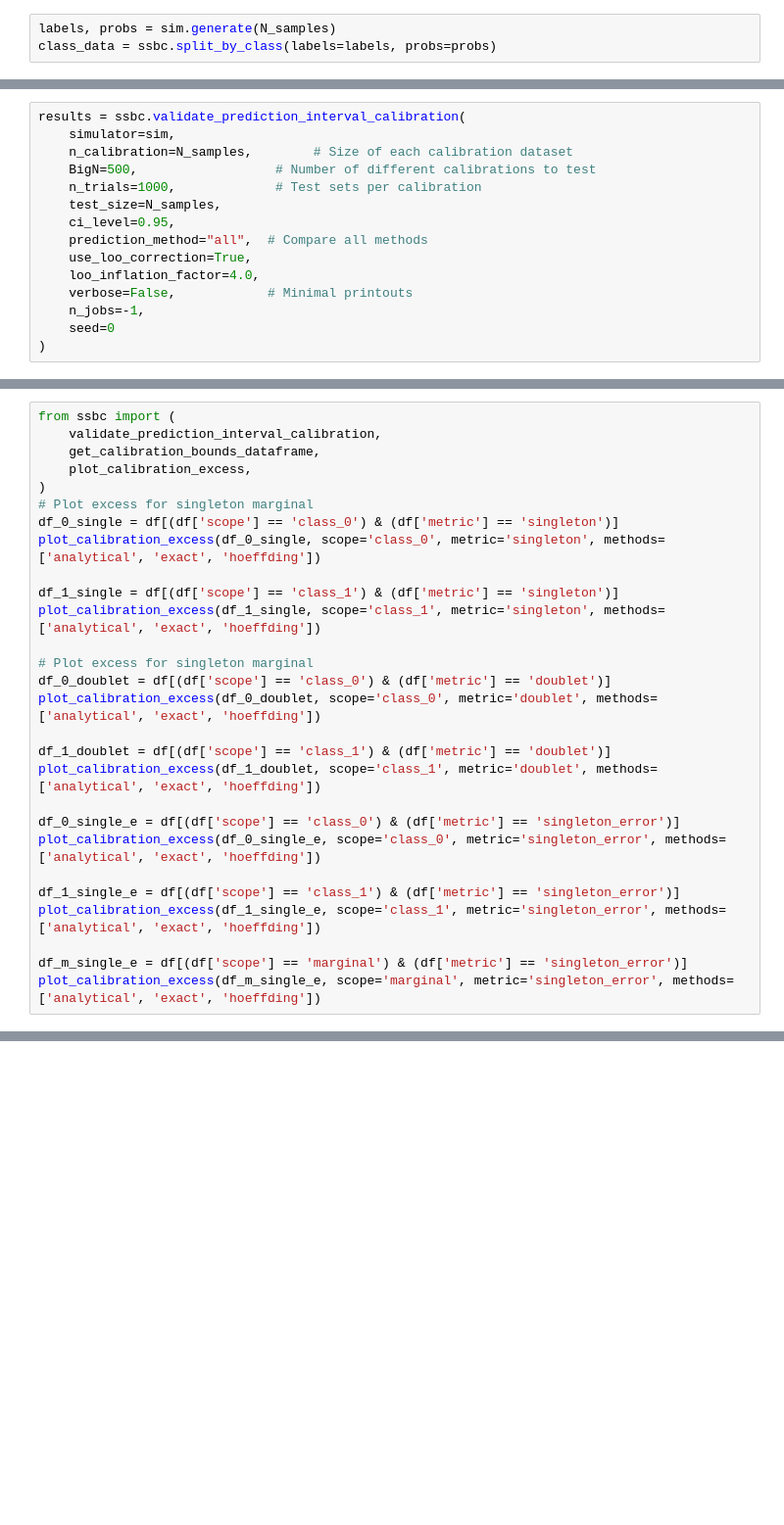
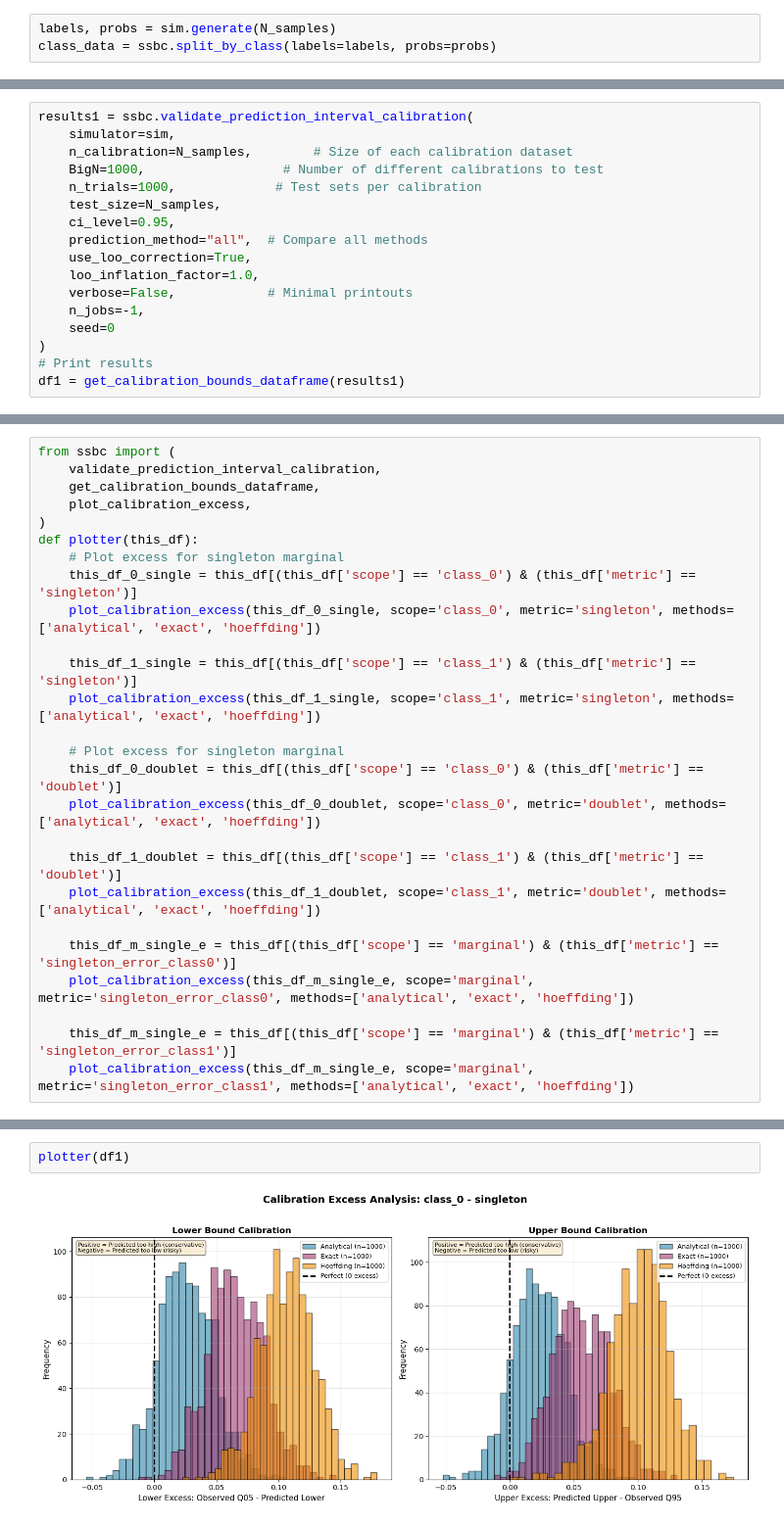
Before and after one commit to phzwart/ssbc, a Jupyter notebook: examples/operational_guarantees_2.ipynb, the cells around one changed output, grey strips where cells are left out. Shown at 98% size. Saved outputs shown, nothing was run; the diff lists cells and outputs as text; blank space fills up the shorter version.

```diff
--- a/examples/operational_guarantees_2.ipynb
+++ b/examples/operational_guarantees_2.ipynb
@@ -128,16 +100,18 @@ Thresholds: q̂₀=0.5186, q̂₁=0.6031
 # %%
-results = ssbc.validate_prediction_interval_calibration(
+results1 = ssbc.validate_prediction_interval_calibration(
     simulator=sim,
     n_calibration=N_samples,        # Size of each calibration dataset
-    BigN=500,                  # Number of different calibrations to test
+    BigN=1000,                  # Number of different calibrations to test
     n_trials=1000,             # Test sets per calibration
     test_size=N_samples,
     ci_level=0.95,
     prediction_method="all",  # Compare all methods
     use_loo_correction=True,
-    loo_inflation_factor=4.0,
+    loo_inflation_factor=1.0,
     verbose=False,            # Minimal printouts
     n_jobs=-1,
     seed=0
 )
+# Print results
+df1 = get_calibration_bounds_dataframe(results1)
 # %%
@@ -202,25 +175,23 @@ from ssbc import (
     get_calibration_bounds_dataframe,
     plot_calibration_excess,
 )
-# Plot excess for singleton marginal
-df_0_single = df[(df['scope'] == 'class_0') & (df['metric'] == 'singleton')]
-plot_calibration_excess(df_0_single, scope='class_0', metric='singleton', methods=['analytical', 'exact', 'hoeffding'])
+def plotter(this_df):
+    # Plot excess for singleton marginal
+    this_df_0_single = this_df[(this_df['scope'] == 'class_0') & (this_df['metric'] == 'singleton')]
+    plot_calibration_excess(this_df_0_single, scope='class_0', metric='singleton', methods=['analytical', 'exact', 'hoeffding'])
 
-df_1_single = df[(df['scope'] == 'class_1') & (df['metric'] == 'singleton')]
-plot_calibration_excess(df_1_single, scope='class_1', metric='singleton', methods=['analytical', 'exact', 'hoeffding'])
+    this_df_1_single = this_df[(this_df['scope'] == 'class_1') & (this_df['metric'] == 'singleton')]
+    plot_calibration_excess(this_df_1_single, scope='class_1', metric='singleton', methods=['analytical', 'exact', 'hoeffding'])
 
-# Plot excess for singleton marginal
-df_0_doublet = df[(df['scope'] == 'class_0') & (df['metric'] == 'doublet')]
-plot_calibration_excess(df_0_doublet, scope='class_0', metric='doublet', methods=['analytical', 'exact', 'hoeffding'])
+    # Plot excess for singleton marginal
+    this_df_0_doublet = this_df[(this_df['scope'] == 'class_0') & (this_df['metric'] == 'doublet')]
+    plot_calibration_excess(this_df_0_doublet, scope='class_0', metric='doublet', methods=['analytical', 'exact', 'hoeffding'])
 
-df_1_doublet = df[(df['scope'] == 'class_1') & (df['metric'] == 'doublet')]
-plot_calibration_excess(df_1_doublet, scope='class_1', metric='doublet', methods=['analytical', 'exact', 'hoeffding'])
+    this_df_1_doublet = this_df[(this_df['scope'] == 'class_1') & (this_df['metric'] == 'doublet')]
+    plot_calibration_excess(this_df_1_doublet, scope='class_1', metric='doublet', methods=['analytical', 'exact', 'hoeffding'])
 
-df_0_single_e = df[(df['scope'] == 'class_0') & (df['metric'] == 'singleton_error')]
-plot_calibration_excess(df_0_single_e, scope='class_0', metric='singleton_error', methods=['analytical', 'exact', 'hoeffding'])
+    this_df_m_single_e = this_df[(this_df['scope'] == 'marginal') & (this_df['metric'] == 'singleton_error_class0')]
+    plot_calibration_excess(this_df_m_single_e, scope='marginal', metric='singleton_error_class0', methods=['analytical', 'exact', 'hoeffding'])
 
-df_1_single_e = df[(df['scope'] == 'class_1') & (df['metric'] == 'singleton_error')]
-plot_calibration_excess(df_1_single_e, scope='class_1', metric='singleton_error', methods=['analytical', 'exact', 'hoeffding'])
-
-df_m_single_e = df[(df['scope'] == 'marginal') & (df['metric'] == 'singleton_error')]
-plot_calibration_excess(df_m_single_e, scope='marginal', metric='singleton_error', methods=['analytical', 'exact', 'hoeffding'])
+    this_df_m_single_e = this_df[(this_df['scope'] == 'marginal') & (this_df['metric'] == 'singleton_error_class1')]
+    plot_calibration_excess(this_df_m_single_e, scope='marginal', metric='singleton_error_class1', methods=['analytical', 'exact', 'hoeffding'])
@@ -234,0 +198,4 @@ plot_calibration_excess(df_m_single_e, scope='marginal', metric='singleton_error
+# %%
+plotter(df1)
+# %% [output]
+[figure, added]
```
Also changed, not shown: parts of 13 cells of this notebook, 2 other files.
